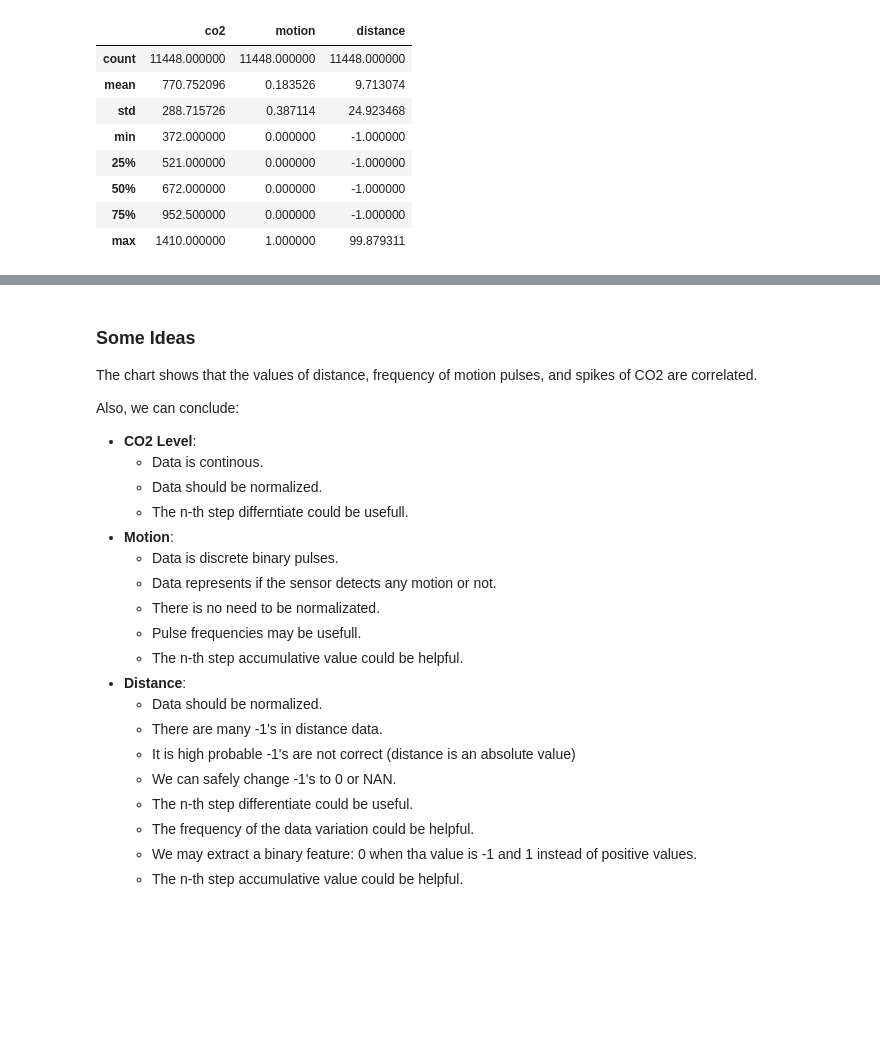
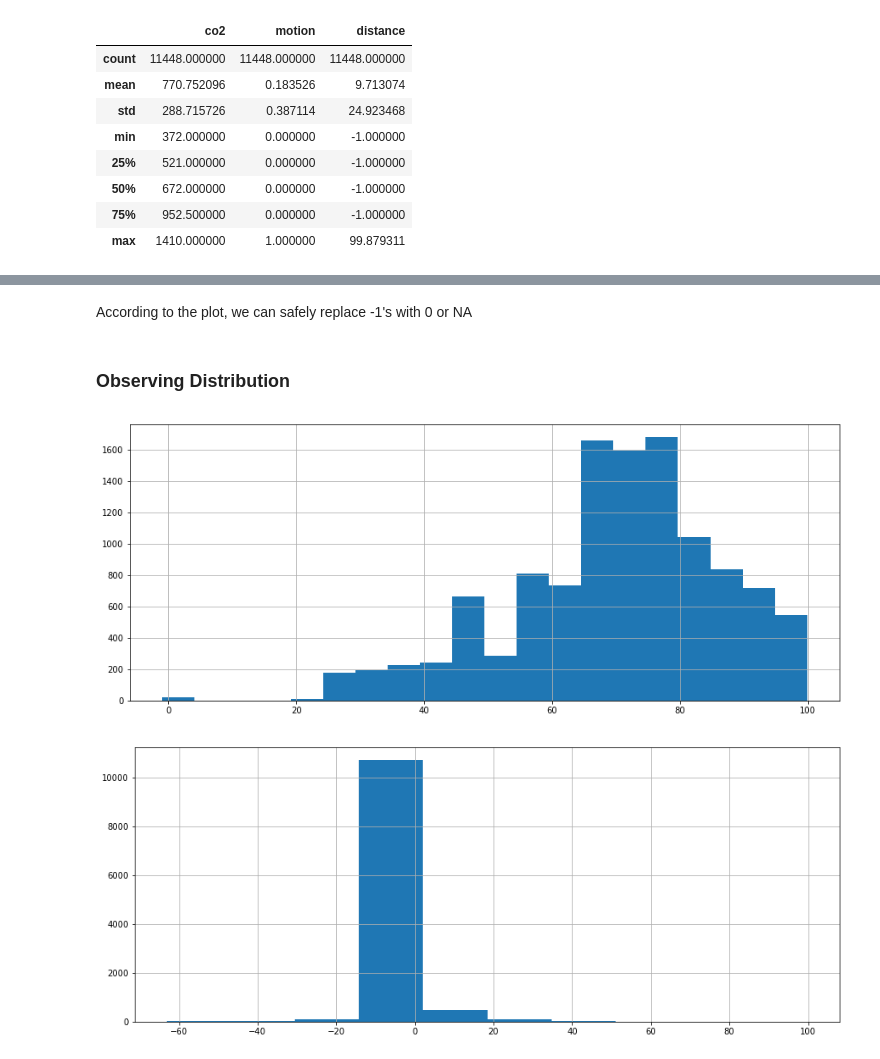
Before and after one commit to pournasserian/Occupancy-Sensing, a Jupyter notebook: 2-Cleansing.ipynb, the cells around one changed output, grey strips where cells are left out. Cells and saved outputs as stored; diff of their text form; code cells hidden in the pictures; blank space fills up the shorter version.

```diff
--- a/2-Cleansing.ipynb
+++ b/2-Cleansing.ipynb
@@ -55,26 +55,17 @@ plt.show()
-# %% [markdown]
-### Some Ideas
-
-The chart shows that the values of distance, frequency of motion pulses, and spikes of CO2 are correlated.
-
-Also, we can conclude:
-
-- **CO2 Level**:
-    - Data is continous.
-    - Data should be normalized.
-    - The n-th step differntiate could be usefull.
-- **Motion**:
-    - Data is discrete binary pulses.
-    - Data represents if the sensor detects any motion or not.
-    - There is no need to be normalizated.
-    - Pulse frequencies may be usefull.
-    - The n-th step accumulative value could be helpful.
-- **Distance**:
-    - Data should be normalized.
-    - There are many -1's in distance data.
-    - It is high probable -1's are not correct (distance is an absolute value)
-    - We can safely change -1's to 0 or NAN.
-    - The n-th step differentiate could be useful.
-    - The frequency of the data variation could be helpful.
-    - We may extract a binary feature: 0 when tha value is -1 and 1 instead of positive values.
-    - The n-th step accumulative value could be helpful.
+# %% [markdown]
+According to the plot, we can safely replace -1's with 0 or NA
+# %%
+# distance: replacing -1 with 0
+df.distance = df.distance.replace(-1, None)
+# %% [markdown]
+### Observing Distribution
+# %%
+plt.figure(figsize=(15,6))
+df.distance.hist(bins=20)
+plt.show()
+plt.figure(figsize=(15,6))
+df.distance.diff().hist(bins = 10)
+plt.show()
+# %% [output]
+[figure, added]
+[figure, added]
```
Also changed, not shown: parts of 19 cells of this notebook, 4 other files.
